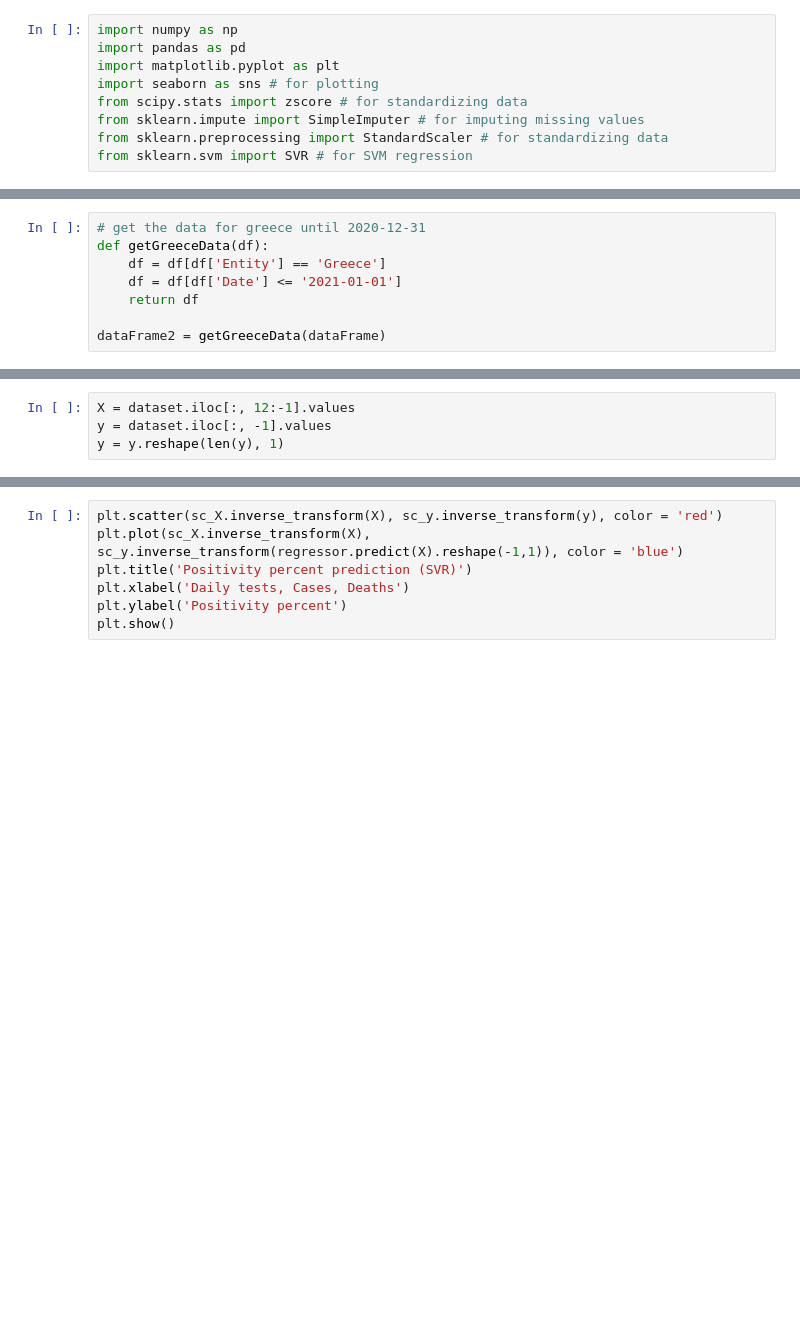
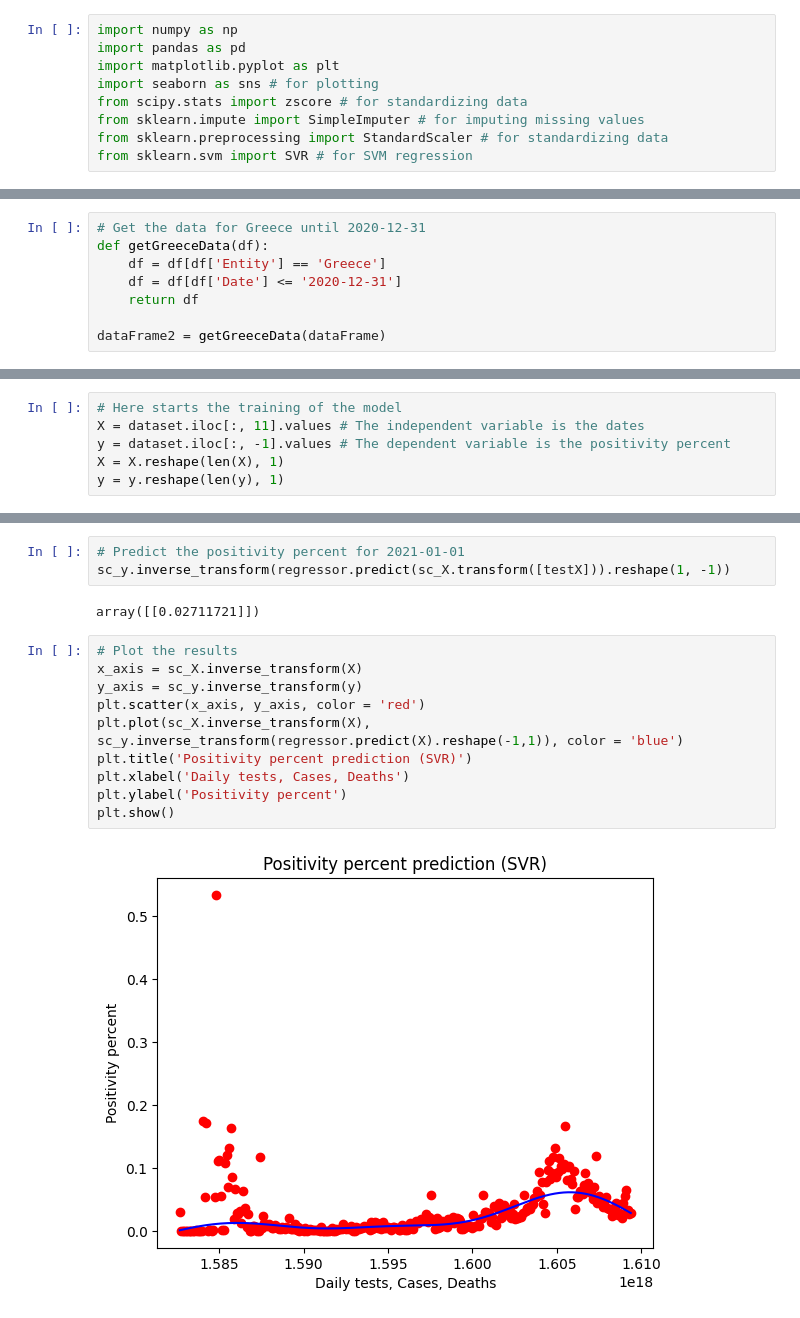
Before and after one commit to MichaelChios/Data-Mining-Project, a Jupyter notebook: ask3_SVM.ipynb, the cells around one changed output, grey strips where cells are left out. Cells and saved outputs as stored; diff of their text form; blank space fills up the shorter version.

```diff
--- a/ask3_SVM.ipynb
+++ b/ask3_SVM.ipynb
@@ -27,8 +65,8 @@ dataFrame = missingDataHandler()
 # %%
-# get the data for greece until 2020-12-31
+# Get the data for Greece until 2020-12-31
 def getGreeceData(df):
     df = df[df['Entity'] == 'Greece']
-    df = df[df['Date'] <= '2021-01-01']
+    df = df[df['Date'] <= '2020-12-31']
     return df
 
 dataFrame2 = getGreeceData(dataFrame)
@@ -48,4 +105,6 @@ print(dataset.info())
 # %%
-X = dataset.iloc[:, 12:-1].values
-y = dataset.iloc[:, -1].values
+# Here starts the training of the model
+X = dataset.iloc[:, 11].values # The independent variable is the dates
+y = dataset.iloc[:, -1].values # The dependent variable is the positivity percent
+X = X.reshape(len(X), 1)
 y = y.reshape(len(y), 1)
@@ -62,8 +174,18 @@ sc_y.inverse_transform(regressor.predict(sc_X.transform([[34044.0, 154796.0, 574
+# %%
+# Predict the positivity percent for 2021-01-01
+sc_y.inverse_transform(regressor.predict(sc_X.transform([testX])).reshape(1, -1))
+# %% [output]
+array([[0.02711721]])
 # %%
-plt.scatter(sc_X.inverse_transform(X), sc_y.inverse_transform(y), color = 'red')
+# Plot the results
+x_axis = sc_X.inverse_transform(X)
+y_axis = sc_y.inverse_transform(y)
+plt.scatter(x_axis, y_axis, color = 'red')
 plt.plot(sc_X.inverse_transform(X), sc_y.inverse_transform(regressor.predict(X).reshape(-1,1)), color = 'blue')
 plt.title('Positivity percent prediction (SVR)')
 plt.xlabel('Daily tests, Cases, Deaths')
 plt.ylabel('Positivity percent')
 plt.show()
+# %% [output]
+[figure, added]
 # %%
```
Also changed, not shown: parts of 10 cells of this notebook.
